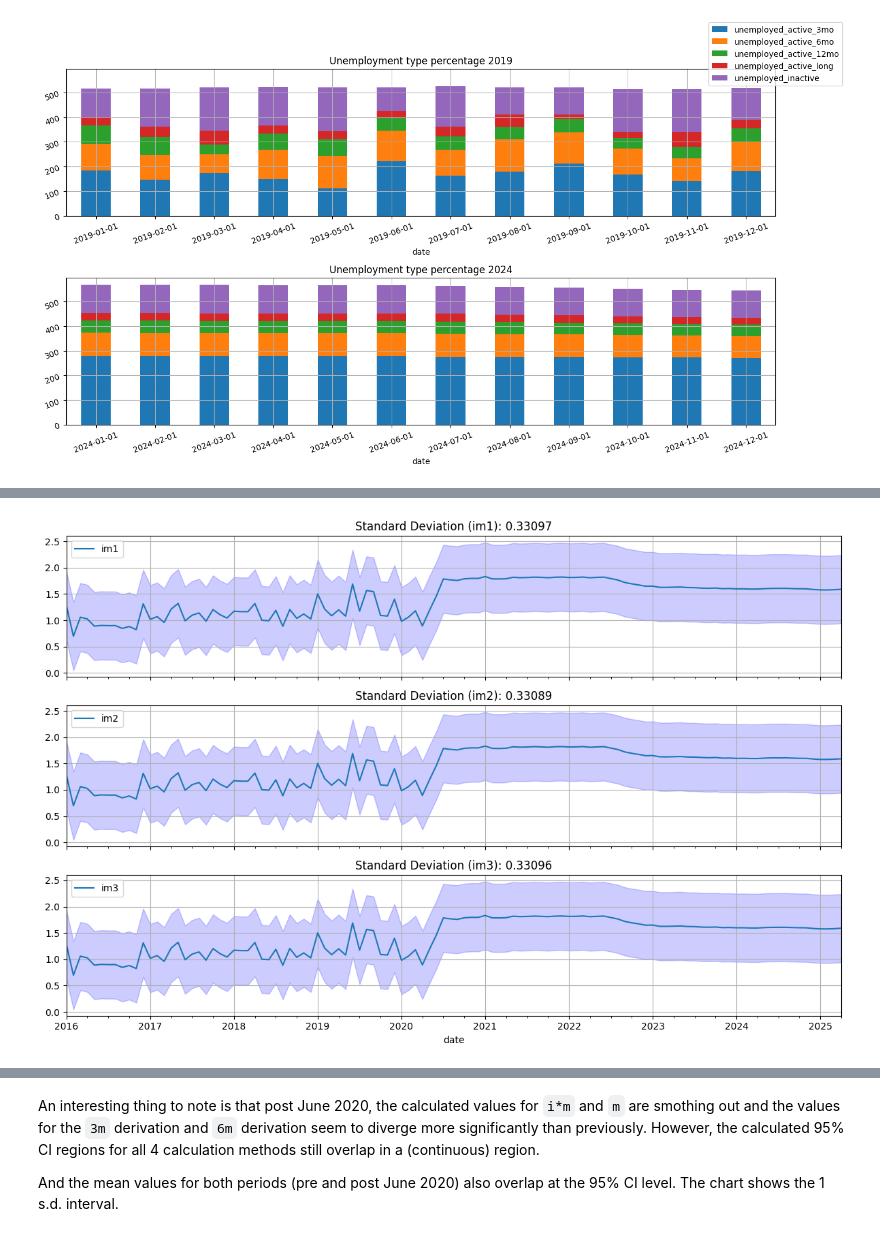
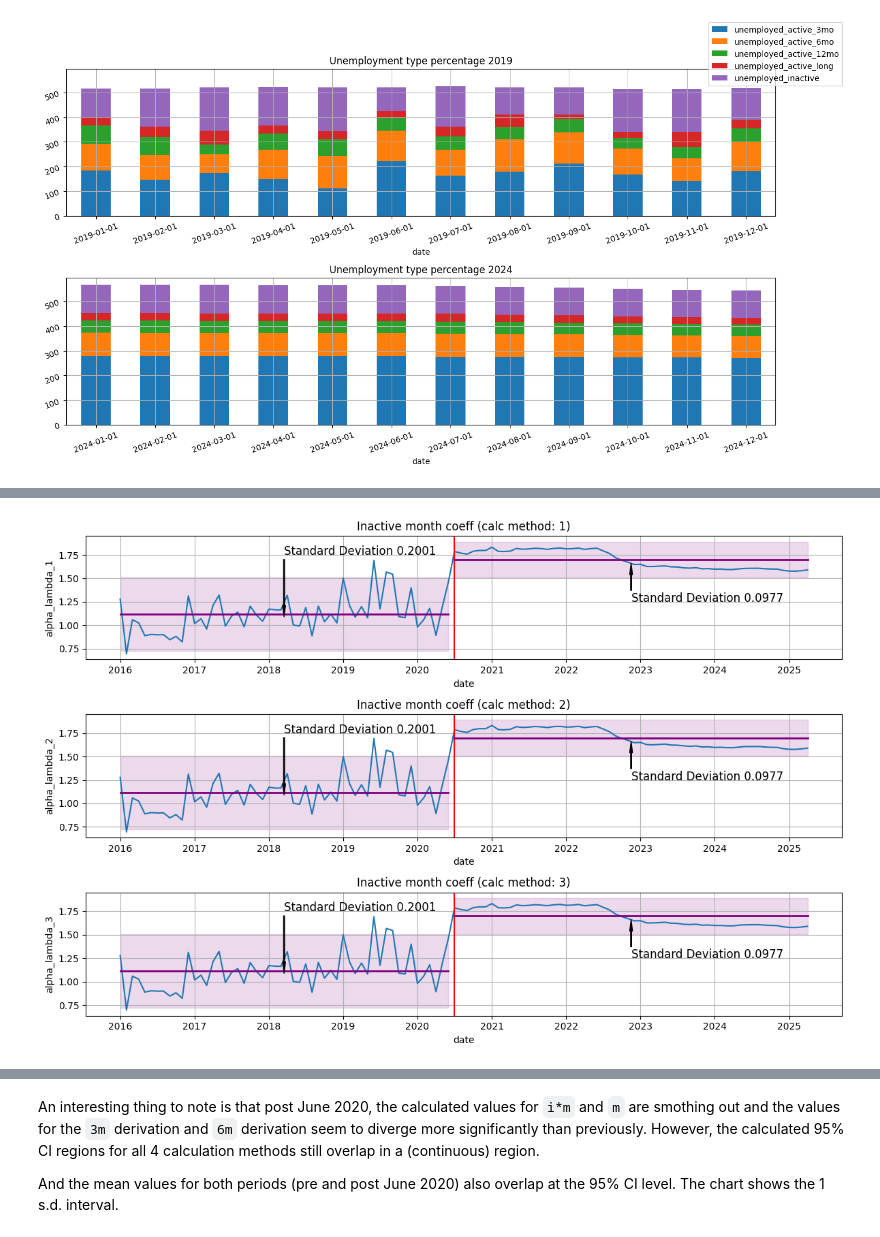
Before and after one commit to AbdulHafiiz/malaysia-economy-tracker, a Jupyter notebook: visualisations/economy.ipynb, the cells around one changed output, grey strips where cells are left out. Saved outputs shown, nothing was run; the diff lists cells and outputs as text; code cells hidden in the pictures.

```diff
--- a/visualisations/economy.ipynb
+++ b/visualisations/economy.ipynb
@@ -179,11 +306,11 @@ stat_df = pd.DataFrame(
     data={
         'date': unemployment_df['date'],
         '1': unemployment_df['unemployed'] / unemployment_df['unemployed'],
-        'im1': -np.log(
+        'alpha_lambda_1': -np.log(
             1
             - (unemployment_df['unemployed_active'] / unemployment_df['unemployed'])
         ),
-        'im2': -np.log(
+        'alpha_lambda_2': -np.log(
             1
             - (
                 (unemployment_df['unemployed_active_3mo'] / unemployment_df['unemployed'])
@@ -192,30 +319,26 @@ stat_df = pd.DataFrame(
                 + (unemployment_df['unemployed_active_long'] / unemployment_df['unemployed'])
             )
         ),
-        'im3': -np.log(unemployment_df['unemployed_inactive'] / unemployment_df['unemployed']),
-        '3m': -np.log(
+        'alpha_lambda_3': -np.log(unemployment_df['unemployed_inactive'] / unemployment_df['unemployed']),
+        '3_lambda': -np.log(
             1
             - (unemployment_df['unemployed_active_3mo'] / unemployment_df['unemployed'])
         ) / 3,
-        '6m': -np.log(
+        '6_lambda': -np.log(
             1
             - (
                 (unemployment_df['unemployed_active_3mo'] / unemployment_df['unemployed'])
                 + (unemployment_df['unemployed_active_6mo'] / unemployment_df['unemployed'])
             )
         ) / 6,
-        '12m_1': -np.log(
+        '12_lambda': -np.log(
             1
             - (
                 (unemployment_df['unemployed_active_3mo'] / unemployment_df['unemployed'])
                 + (unemployment_df['unemployed_active_6mo'] / unemployment_df['unemployed'])
                 + (unemployment_df['unemployed_active_12mo'] / unemployment_df['unemployed'])
             )
-        ) / 12,
-        '12m_2': -np.log(
-            (unemployment_df['unemployed_active_long'] / unemployment_df['unemployed'])
-            + (unemployment_df['unemployed_inactive'] / unemployment_df['unemployed'])
-        ) / 12,
+        ) / 12
     }
 )
 
@@ -271,37 +364,44 @@ dtype: float64
 # %%
-fig, ax = plt.subplots(3, 1, figsize=(12, 8), sharex=True, sharey=True)
+fig, ax = plt.subplots(3, 1, figsize=(12, 8), sharex=False, sharey=True)
 date_x = stat_plot_data_df['date'].values
+date_split = pd.to_datetime('2020-07-01')
 
-stat_plot_data_df.plot(x='date', y='im1', ax=ax[0], grid=True)
-ax[0].fill_between(
-    date_x,
-    stat_plot_data_df['im1'] + 1.96 * stat_plot_stat_df.loc['std', 'im1'],
-    stat_plot_data_df['im1'] - 1.96 * stat_plot_stat_df.loc['std', 'im1'],
-    color='blue',
-    alpha=0.2,
-)
-ax[0].set_title(f"Standard Deviation (im1): {stat_plot_stat_df.loc['std', 'im1']:.5f}")
+for idx, col in enumerate(['alpha_lambda_1', 'alpha_lambda_2', 'alpha_lambda_3']):
+    sns.lineplot(data=stat_plot_data_df, x='date', y=col, ax=ax[idx])
+    ax[idx].grid(True)
+    ax[idx].set_title(f'Inactive month coeff (calc method: {idx+1})')
+    ax[idx].axvline(pd.to_datetime('2020-07-01'), color='red')
 
-stat_plot_data_df.plot(x='date', y='im2', ax=ax[1], grid=True)
-ax[1].fill_between(
-    date_x,
-    stat_plot_data_df['im2'] + 1.96 * stat_plot_stat_df.loc['std', 'im2'],
-    stat_plot_data_df['im2'] - 1.96 * stat_plot_stat_df.loc['std', 'im2'],
-    color='blue',
-    alpha=0.2,
-)
-ax[1].set_title(f"Standard Deviation (im2): {stat_plot_stat_df.loc['std', 'im2']:.5f}")
+    stat_df = (stat_plot_data_df[stat_plot_data_df['date'] < date_split].loc[:, ['date', col]].describe(), stat_plot_data_df[stat_plot_data_df['date'] >= date_split].loc[:, ['date', col]].describe())
 
-stat_plot_data_df.plot(x='date', y='im3', ax=ax[2], grid=True)
-ax[2].fill_between(
-    date_x,
-    stat_plot_data_df['im3'] + 1.96 * stat_plot_stat_df.loc['std', 'im3'],
-    stat_plot_data_df['im3'] - 1.96 * stat_plot_stat_df.loc['std', 'im3'],
-    color='blue',
-    alpha=0.2,
-)
-ax[2].set_title(f"Standard Deviation (im3): {stat_plot_stat_df.loc['std', 'im3']:.5f}")
+    for jdx, df in enumerate(stat_df):
+    # Pre 2020 July average
+        sns.lineplot(
+            x=date_x[date_x < date_split if jdx == 0 else date_x >= date_split],
+            y=np.repeat(df.loc['mean', col], df.loc['count', col]),
+            color='purple',
+            linewidth=2,
+            ax=ax[idx]
+        )
+
+        ax[idx].annotate(
+            text=f'Standard Deviation {df.loc["std", col]:.4f}',
+            xy=(df.loc['50%', 'date'], df.loc['50%', col]),
+            xytext=(df.loc['50%', 'date'], 1.75 - jdx/2),
+            arrowprops={'width': 1, 'headwidth': 3, 'color': 'black'},
+            fontsize='large',
+        )
+        ax[idx].fill_between(
+            date_x,
+            df.loc['mean', col] + 1.96 * df.loc['std', col],
+            df.loc['mean', col] - 1.96 * df.loc['std', col],
+            color='purple',
+            alpha=0.15,
+            where=(date_x < pd.to_datetime(date_split) if jdx < 1 else date_x >= pd.to_datetime(date_split))
+        )
+
 plt.tight_layout()
+plt.show()
 # %% [output]
-[figure, old version]
+[figure, new version]
 # %% [markdown]
```
Also changed, not shown: parts of 23 cells of this notebook.
